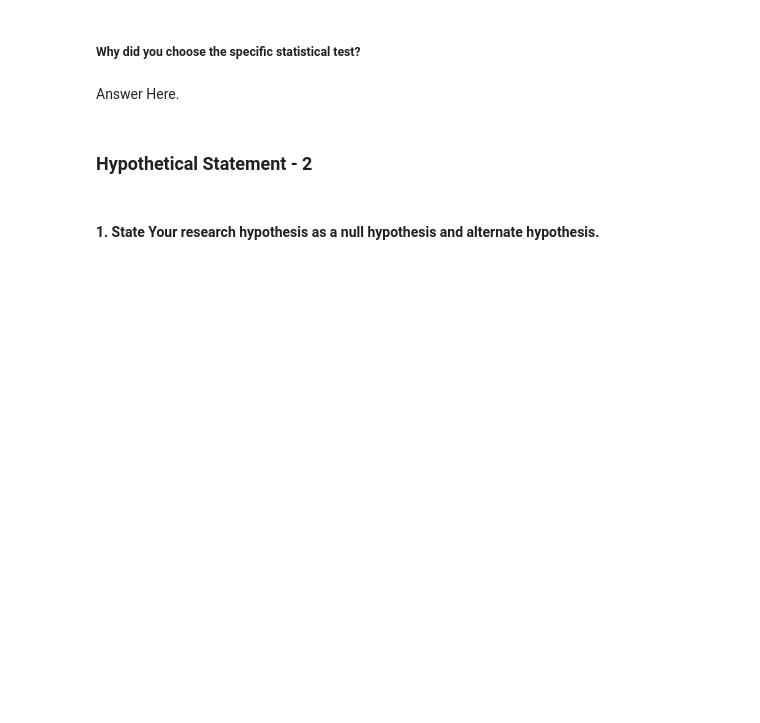
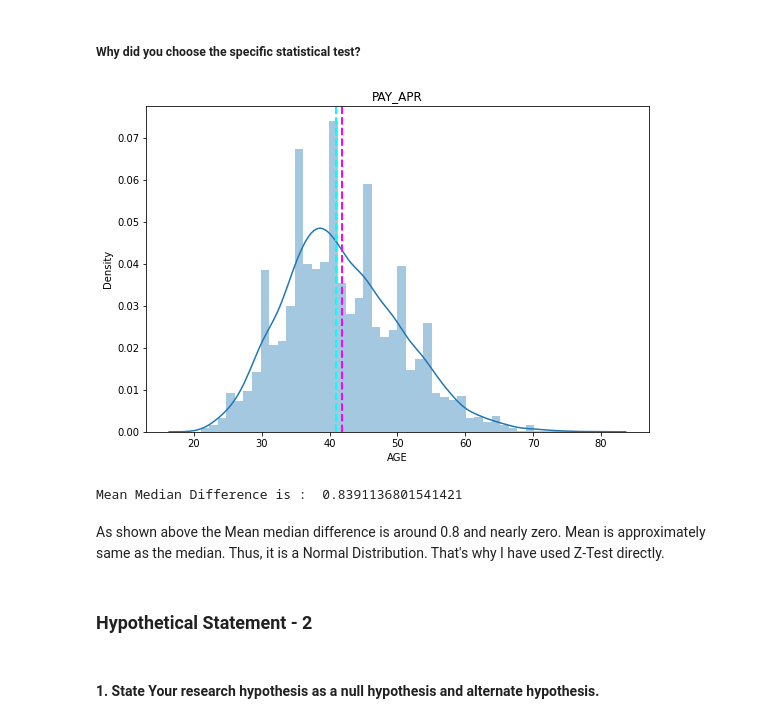
Before and after one commit to KartikKumar7070/Classification_Credit_Card_Default_Prediction, a Jupyter notebook: ML_Classification_Credit_Card_Defalut_Prediction.ipynb, the cells around one changed output. Saved outputs shown, nothing was run; the diff lists cells and outputs as text; code cells hidden in the pictures; blank space fills up the shorter version.

```diff
--- a/ML_Classification_Credit_Card_Defalut_Prediction.ipynb
+++ b/ML_Classification_Credit_Card_Defalut_Prediction.ipynb
@@ -242,3 +240,10 @@ plt.show()
 ### Credit card default dataset contains 3000 rows and 25 columns.In this dataset there are no null or duplicated values and all our variable are object datatypes so i converted them to integer datatype.
 # %% [markdown]
 ## ***2. Understanding Your Variables***
+# %%
+df1=df.copy()
+# %%
+df1.replace({'SEX': {'Male': 1, 'Female' : 2}}, inplace=True)
+df1.replace({'EDUCATION' : {1 : 'Graduate School', 2 : 'University', 3 : 'High School', 4 : 'Others'}}, inplace=True)
+df1.replace({'MARRIAGE' : {'Married': 1, 'Single' : 2, 'Others' : 3}}, inplace = True)
+df1.replace({'IsDefaulter' : {1 : 'Yes', 0 : 'No'}}, inplace = True)
@@ -765,0 +826,8 @@ Answer Here.
+# %%
+# Perform Statistical Test to obtain P-Value
+hypo_1=df1[(df1["MARRIAGE"]==1)& (df1['SEX']==1)]
+# Getting the required parameter values for hypothesis testing
+hypothesis_number = 35
+sample_mean = hypo_1["AGE"].mean()
+size = len(hypo_1)
+std=(variance(hypo_1["AGE"]))**0.5
@@ -766,7 +850,24 @@ Answer Here.
 # %% [markdown]
 ##### Why did you choose the specific statistical test?
-# %% [markdown]
-Answer Here.
+# %%
+#Distrubution plot for Age feature
+fig=plt.figure(figsize=(9,6))
+ax=fig.gca()
+feature= (hypo_1["AGE"])
+sns.distplot(hypo_1["AGE"])
+ax.axvline(feature.mean(),color='magenta', linestyle='dashed', linewidth=2)
+ax.axvline(feature.median(),color='cyan', linestyle='dashed', linewidth=2)
+ax.set_title(col)
+plt.show()
+# %% [output]
+[figure, added]
+# %%
+mean_median_difference=hypo_1["AGE"].mean()- hypo_1["AGE"].median()
+print("Mean Median Difference is : ",mean_median_difference)
+# %% [output]
+Mean Median Difference is :  0.8391136801541421
+# %% [markdown]
+As shown above the Mean median difference is around 0.8 and nearly zero. Mean is approximately same as the median. Thus, it is a Normal Distribution. That's why I have used Z-Test directly.
 # %% [markdown]
 ### Hypothetical Statement - 2
 # %% [markdown]
```
Also changed, not shown: parts of 30 cells of this notebook.
